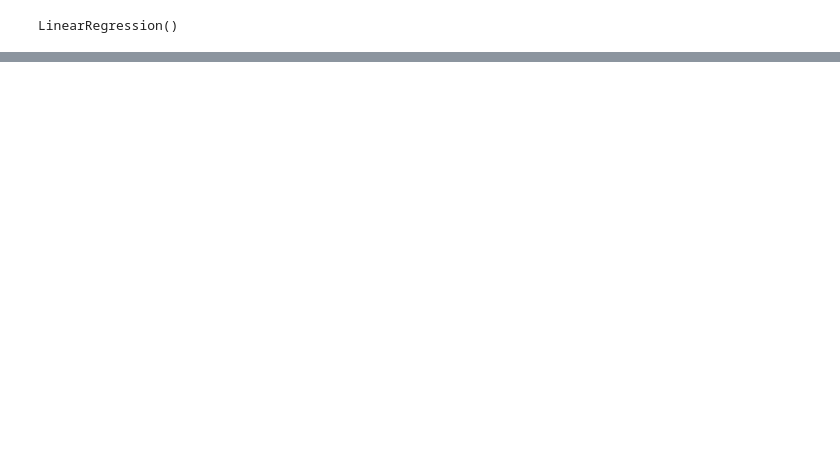
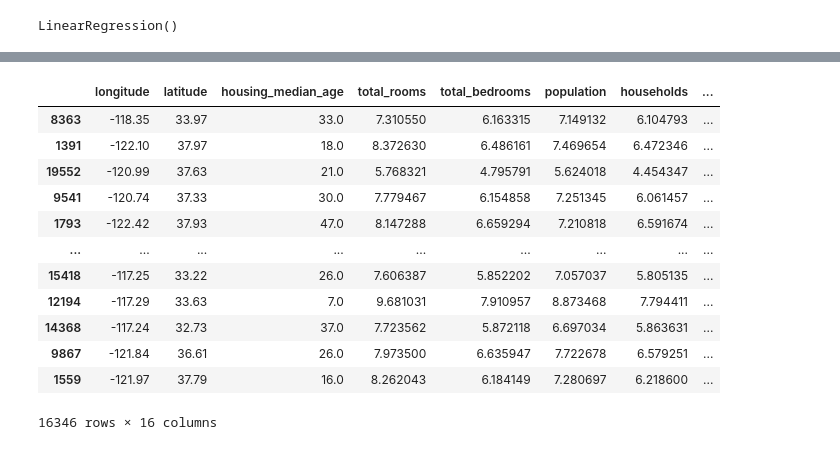
Before and after one commit to nathanalvares19/house_price_estimator, a Jupyter notebook: main.ipynb, the cells around one changed output, grey strips where cells are left out. Cells and saved outputs as stored; diff of their text form; code cells hidden in the pictures; blank space fills up the shorter version.

```diff
--- a/main.ipynb
+++ b/main.ipynb
@@ -44,6 +15,6 @@ memory usage: 3.5+ MB
 # %%
 from sklearn.model_selection import train_test_split
 
-X = data.drop(['price'], axis = 1)
-y = data['price']
+X = data.drop(["median_house_value"], axis=1)
+y = data["median_house_value"]
 # %%
@@ -118,0 +33,5 @@ sns.heatmap(train_data.corr(numeric_only=True), annot=True, cmap="YlGnBu")
+# %%
+train_data["total_rooms"] = np.log(train_data["total_rooms"] + 1)
+train_data["total_bedrooms"] = np.log(train_data["total_bedrooms"] + 1)
+train_data["population"] = np.log(train_data["population"] + 1)
+train_data["households"] = np.log(train_data["households"] + 1)
@@ -118,0 +42,2 @@ sns.heatmap(train_data.corr(numeric_only=True), annot=True, cmap="YlGnBu")
+# %%
+train_data = train_data.join(pd.get_dummies(train_data.ocean_proximity)).drop(["ocean_proximity"], axis=1)
@@ -118,0 +50,3 @@ sns.heatmap(train_data.corr(numeric_only=True), annot=True, cmap="YlGnBu")
+# %%
+train_data["bedroom_ratio"] = train_data["total_bedrooms"] / train_data["total_rooms"]
+train_data["household_rooms"] = train_data["total_rooms"] / train_data["households"]
@@ -155,0 +88,16 @@ X_test_s = scaler.transform(X_test)
+# %%
+train_data
+# %% [output]
+|  | longitude | latitude | housing_median_age | total_rooms | total_bedrooms | population | households | ... |
+| 8363 | -118.35 | 33.97 | 33.0 | 7.310550 | 6.163315 | 7.149132 | 6.104793 | ... |
+| 1391 | -122.10 | 37.97 | 18.0 | 8.372630 | 6.486161 | 7.469654 | 6.472346 | ... |
+| 19552 | -120.99 | 37.63 | 21.0 | 5.768321 | 4.795791 | 5.624018 | 4.454347 | ... |
+| 9541 | -120.74 | 37.33 | 30.0 | 7.779467 | 6.154858 | 7.251345 | 6.061457 | ... |
+| 1793 | -122.42 | 37.93 | 47.0 | 8.147288 | 6.659294 | 7.210818 | 6.591674 | ... |
+| ... | ... | ... | ... | ... | ... | ... | ... | ... |
+| 15418 | -117.25 | 33.22 | 26.0 | 7.606387 | 5.852202 | 7.057037 | 5.805135 | ... |
+| 12194 | -117.29 | 33.63 | 7.0 | 9.681031 | 7.910957 | 8.873468 | 7.794411 | ... |
+| 14368 | -117.24 | 32.73 | 37.0 | 7.723562 | 5.872118 | 6.697034 | 5.863631 | ... |
+| 9867 | -121.84 | 36.61 | 26.0 | 7.973500 | 6.635947 | 7.722678 | 6.579251 | ... |
+| 1559 | -121.97 | 37.79 | 16.0 | 8.262043 | 6.184149 | 7.280697 | 6.218600 | ... |
+16346 rows × 16 columns
```
Also changed, not shown: parts of 28 cells of this notebook, 1 other file.
